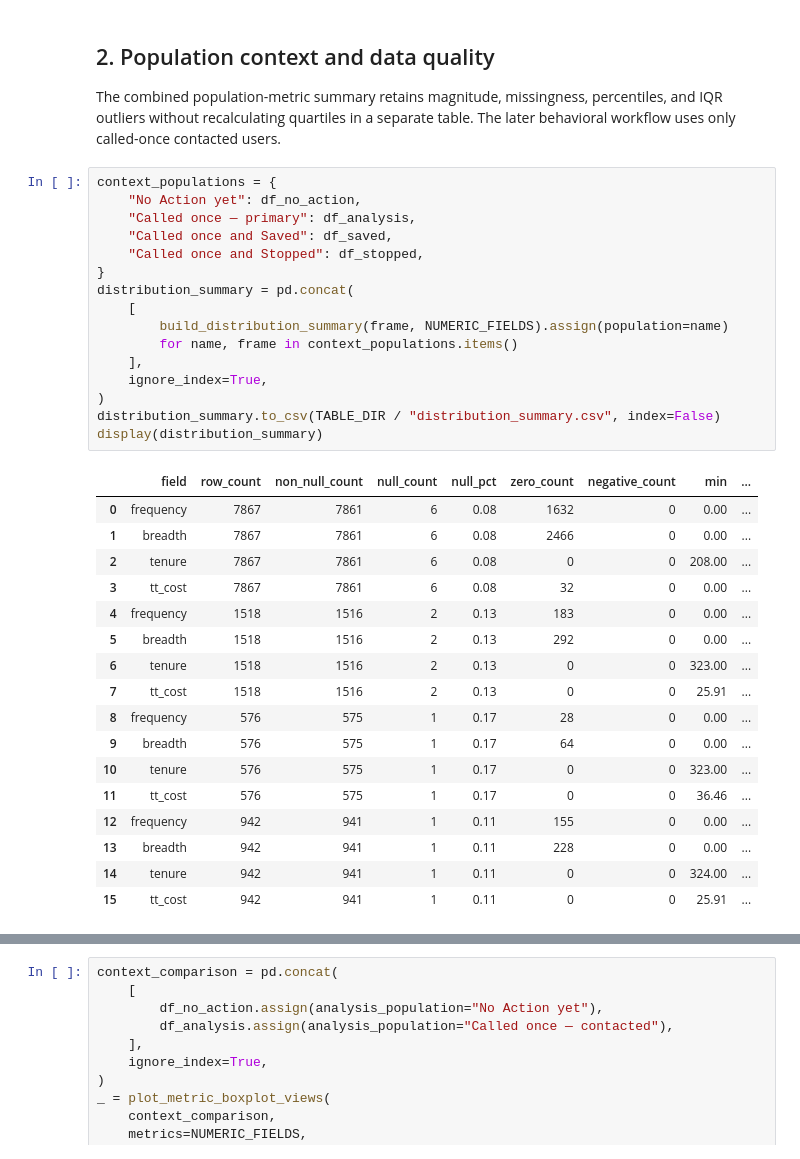
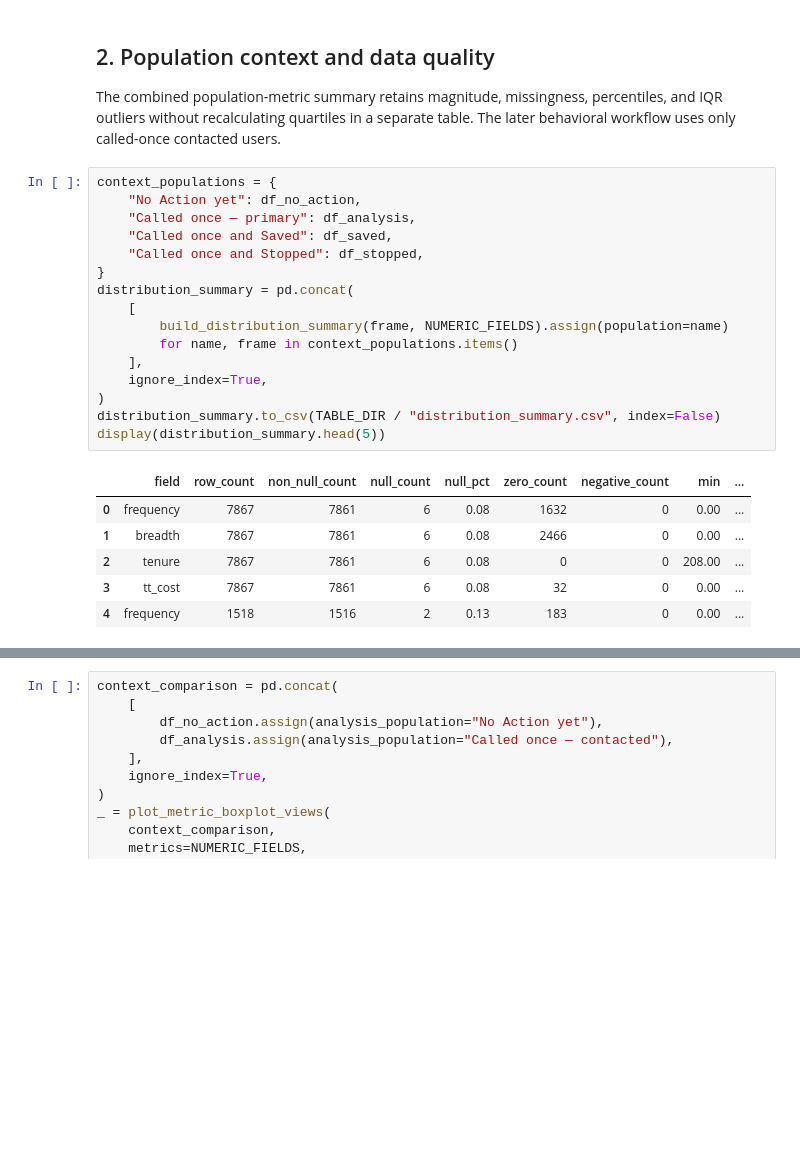
Before and after one commit to ying-gannett/stop_save_pChurn, a Jupyter notebook: src/notebooks/EDA_complete.ipynb, the cells around one changed output, grey strips where cells are left out. Cells and saved outputs as stored; diff of their text form; blank space fills up the shorter version.

```diff
--- a/src/notebooks/EDA_complete.ipynb
+++ b/src/notebooks/EDA_complete.ipynb
@@ -199,37 +199,26 @@ The combined population-metric summary retains magnitude, missingness, percentil
 # %%
 context_populations = {
     "No Action yet": df_no_action,
     "Called once — primary": df_analysis,
     "Called once and Saved": df_saved,
     "Called once and Stopped": df_stopped,
 }
 distribution_summary = pd.concat(
     [
         build_distribution_summary(frame, NUMERIC_FIELDS).assign(population=name)
         for name, frame in context_populations.items()
     ],
     ignore_index=True,
 )
 distribution_summary.to_csv(TABLE_DIR / "distribution_summary.csv", index=False)
-display(distribution_summary)
+display(distribution_summary.head(5))
 # %% [output]
 |  | field | row_count | non_null_count | null_count | null_pct | zero_count | negative_count | min | ... |
 | 0 | frequency | 7867 | 7861 | 6 | 0.08 | 1632 | 0 | 0.00 | ... |
 | 1 | breadth | 7867 | 7861 | 6 | 0.08 | 2466 | 0 | 0.00 | ... |
 | 2 | tenure | 7867 | 7861 | 6 | 0.08 | 0 | 0 | 208.00 | ... |
 | 3 | tt_cost | 7867 | 7861 | 6 | 0.08 | 32 | 0 | 0.00 | ... |
 | 4 | frequency | 1518 | 1516 | 2 | 0.13 | 183 | 0 | 0.00 | ... |
-| 5 | breadth | 1518 | 1516 | 2 | 0.13 | 292 | 0 | 0.00 | ... |
-| 6 | tenure | 1518 | 1516 | 2 | 0.13 | 0 | 0 | 323.00 | ... |
-| 7 | tt_cost | 1518 | 1516 | 2 | 0.13 | 0 | 0 | 25.91 | ... |
-| 8 | frequency | 576 | 575 | 1 | 0.17 | 28 | 0 | 0.00 | ... |
-| 9 | breadth | 576 | 575 | 1 | 0.17 | 64 | 0 | 0.00 | ... |
-| 10 | tenure | 576 | 575 | 1 | 0.17 | 0 | 0 | 323.00 | ... |
-| 11 | tt_cost | 576 | 575 | 1 | 0.17 | 0 | 0 | 36.46 | ... |
-| 12 | frequency | 942 | 941 | 1 | 0.11 | 155 | 0 | 0.00 | ... |
-| 13 | breadth | 942 | 941 | 1 | 0.11 | 228 | 0 | 0.00 | ... |
-| 14 | tenure | 942 | 941 | 1 | 0.11 | 0 | 0 | 324.00 | ... |
-| 15 | tt_cost | 942 | 941 | 1 | 0.11 | 0 | 0 | 25.91 | ... |
 # %%
 segment_summaries = []
 for segment in SUMMARY_SEGMENT_FIELDS:
```
Also changed, not shown: parts of 5 cells of this notebook, 2 other files.
